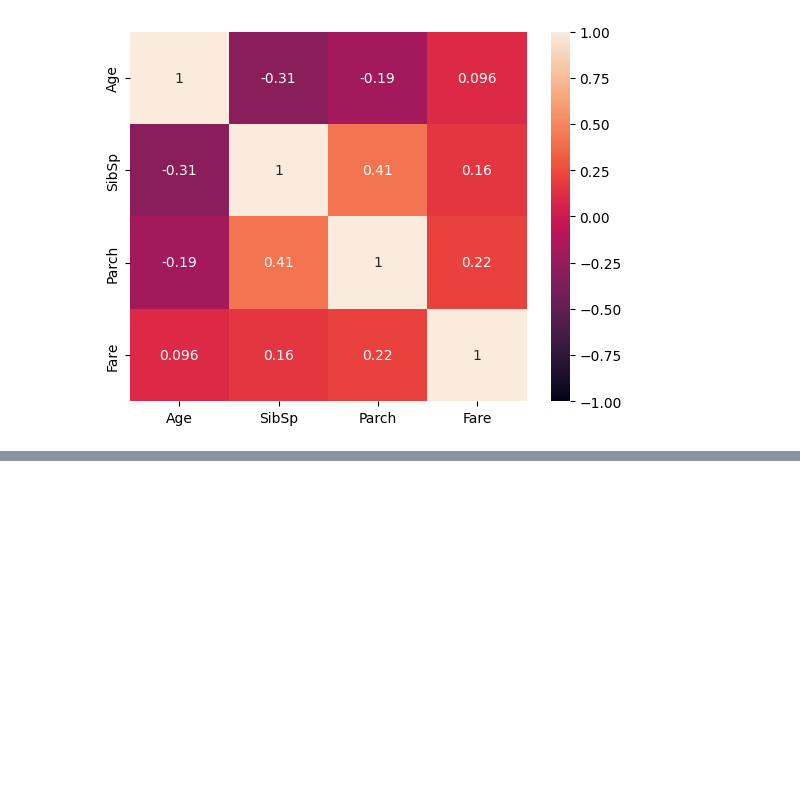
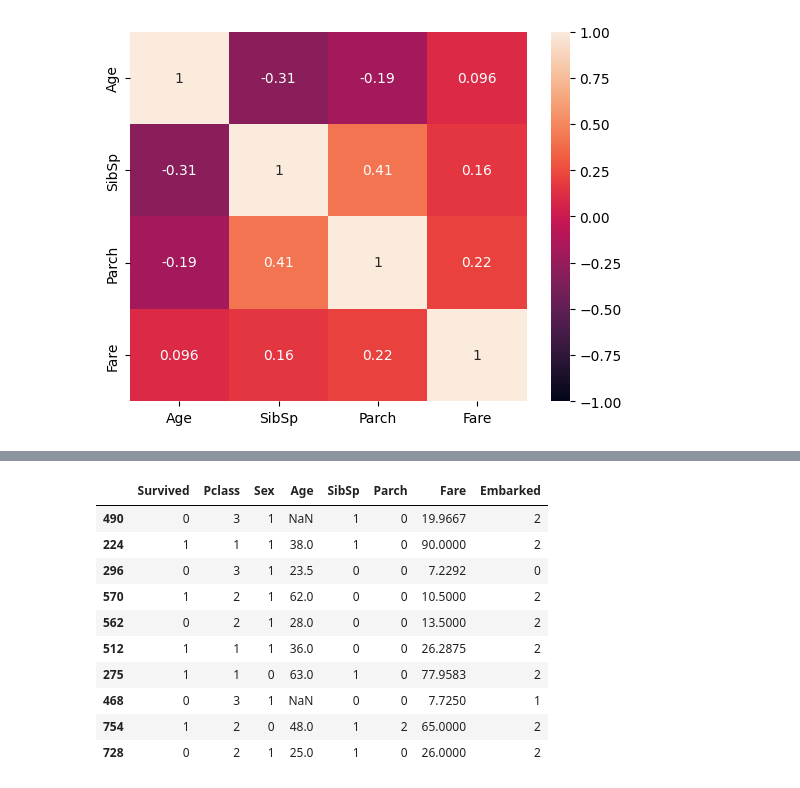
Before and after one commit to rodri-iot/titanic, a Jupyter notebook: notebook.ipynb, the cells around one changed output, grey strips where cells are left out. Cells and saved outputs as stored; diff of their text form; code cells hidden in the pictures; blank space fills up the shorter version.

```diff
--- a/notebook.ipynb
+++ b/notebook.ipynb
@@ -319,0 +301,9 @@ df_1
+# %%
+# Preparing data sets
+
+# Clean Data Set
+df["Sex"] = df["Sex"].apply(lambda x: 0 if x == "female" else 1)
+df["Embarked"] = df["Embarked"].map({"C": 0, "Q": 1, "S": 2})
+df["Embarked"] = pd.Categorical(df["Embarked"])
+
+df_train, df_test = train_test_split(df, random_state=2024, test_size= 0.2)
@@ -319,0 +346,14 @@ df_1
+# %%
+df.sample(10)
+# %% [output]
+|  | Survived | Pclass | Sex | Age | SibSp | Parch | Fare | Embarked |
+| 490 | 0 | 3 | 1 | NaN | 1 | 0 | 19.9667 | 2 |
+| 224 | 1 | 1 | 1 | 38.0 | 1 | 0 | 90.0000 | 2 |
+| 296 | 0 | 3 | 1 | 23.5 | 0 | 0 | 7.2292 | 0 |
+| 570 | 1 | 2 | 1 | 62.0 | 0 | 0 | 10.5000 | 2 |
+| 562 | 0 | 2 | 1 | 28.0 | 0 | 0 | 13.5000 | 2 |
+| 512 | 1 | 1 | 1 | 36.0 | 0 | 0 | 26.2875 | 2 |
+| 275 | 1 | 1 | 0 | 63.0 | 1 | 0 | 77.9583 | 2 |
+| 468 | 0 | 3 | 1 | NaN | 0 | 0 | 7.7250 | 1 |
+| 754 | 1 | 2 | 0 | 48.0 | 1 | 2 | 65.0000 | 2 |
+| 728 | 0 | 2 | 1 | 25.0 | 1 | 0 | 26.0000 | 2 |
```
Also changed, not shown: parts of 32 cells of this notebook.
